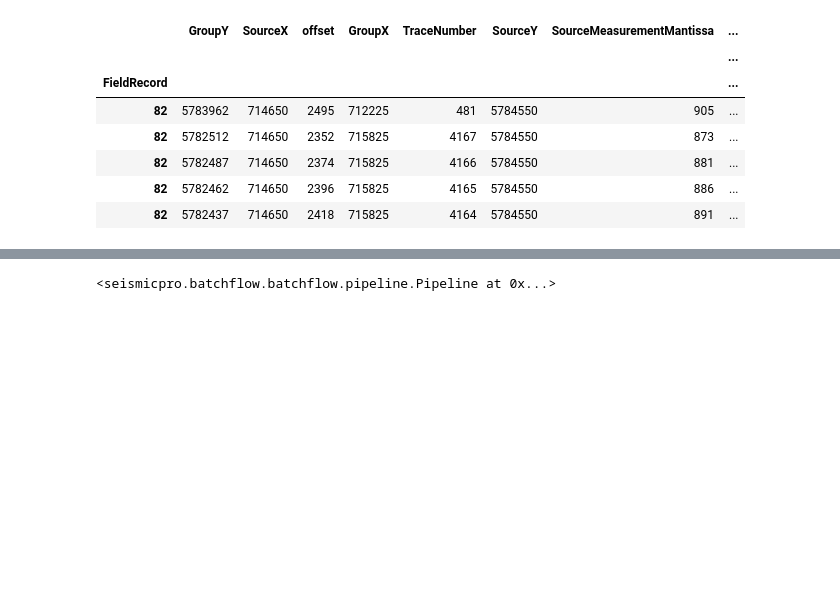
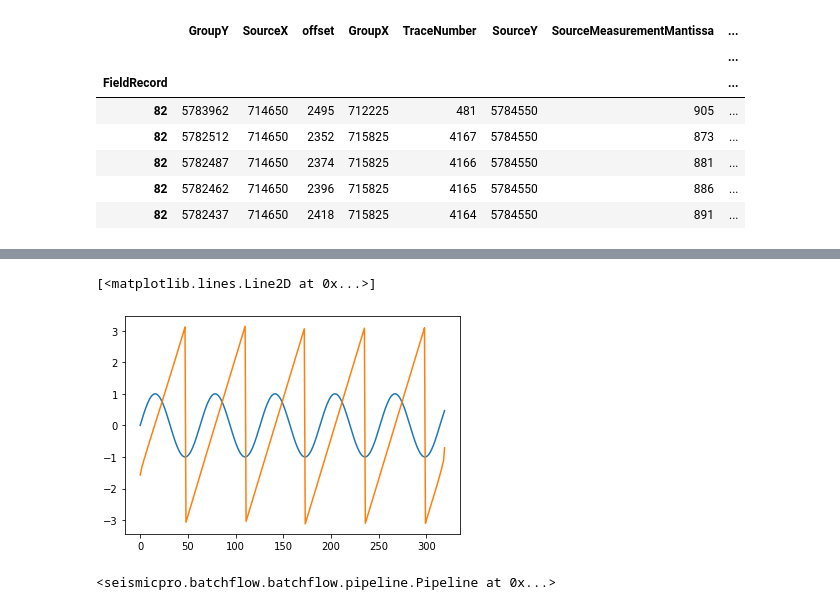
Before and after one commit to janwillembuist/SeismicPro, a Jupyter notebook: tutorials/metrics_map_pipeline.ipynb, the cells around one changed output, grey strips where cells are left out. Saved outputs shown, nothing was run; the diff lists cells and outputs as text; code cells hidden in the pictures; blank space fills up the shorter version.

```diff
--- a/tutorials/metrics_map_pipeline.ipynb
+++ b/tutorials/metrics_map_pipeline.ipynb
@@ -69,3 +99,11 @@ pipeline = (dataset.p
+# %%
+import scipy
+signal = np.sin(np.arange(0, ., 0.1))
+plt.plot(signal)
+plt.plot(np.angle(scipy.signal.hilbert(signal)))
+# %% [output]
+[<matplotlib.lines.Line2D at 0x...>]
+[figure, added]
 # %%
 pipeline.run()
 # %% [output]
```
Also changed, not shown: parts of 8 cells of this notebook.
